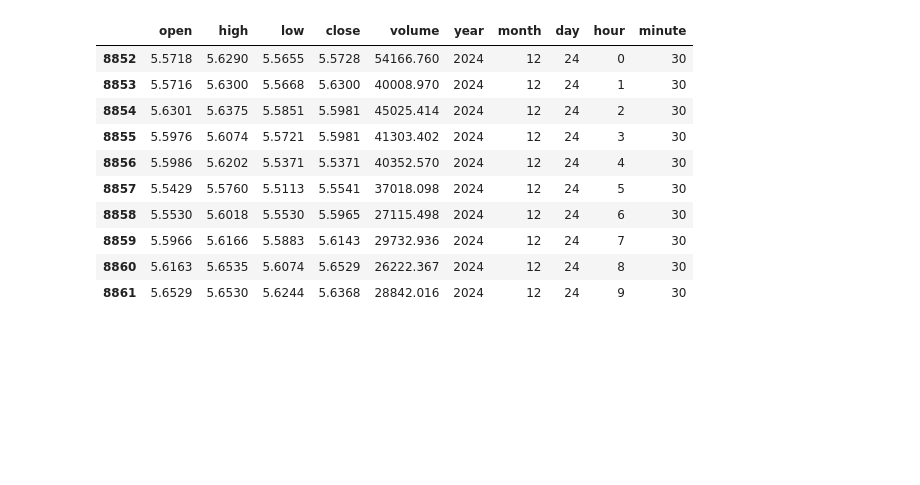
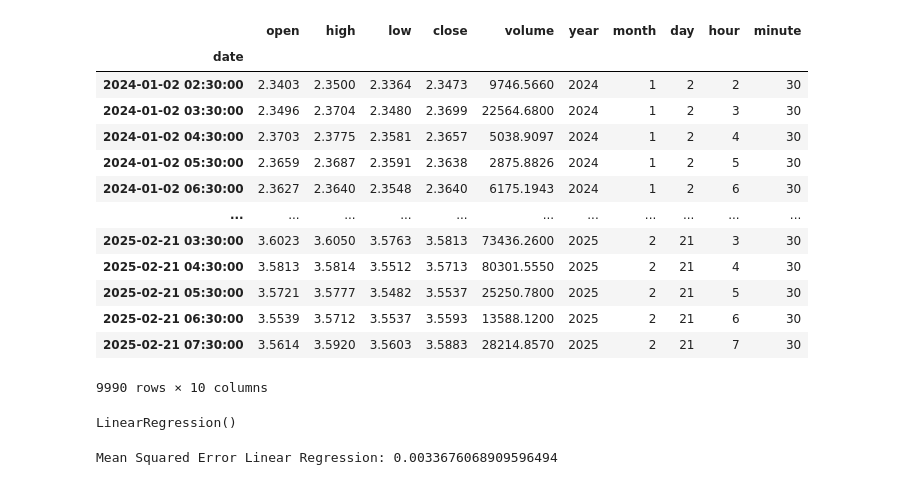
Before and after one commit to amyrmahdy/StakeVision, a Jupyter notebook: dev_predictor.ipynb, the cells around one changed output. Cells and saved outputs as stored; diff of their text form; code cells hidden in the pictures; blank space fills up the shorter version.

Commit message:
feat: add linear regression and LSTM in dev_predictor.ipynb also  update requirements.txt with tensorflow, scikit-learn and so on.

```diff
--- a/dev_predictor.ipynb
+++ b/dev_predictor.ipynb
@@ -42,0 +28,6 @@ sample
+# %%
+data = df.sort_values(by = 'epoch').tail(10000).copy()
+data, real_test = data[:9990],data[9990:]
+data = data.set_index('date')
+real_test = real_test.set_index('date')
+data
@@ -49,17 +55,20 @@ fig = go.Figure(data=[go.Candlestick(x=sample['date'],
 
 fig.show()
 # %%
-sample.drop(['epoch','date','second'], axis = 1, inplace = True)
-sample
+data.drop(['epoch','second'], axis = 1, inplace = True)
+data
 # %% [output]
 |  | open | high | low | close | volume | year | month | day | hour | minute |
-| 8852 | 5.5718 | 5.6290 | 5.5655 | 5.5728 | 54166.760 | 2024 | 12 | 24 | 0 | 30 |
-| 8853 | 5.5716 | 5.6300 | 5.5668 | 5.6300 | 40008.970 | 2024 | 12 | 24 | 1 | 30 |
-| 8854 | 5.6301 | 5.6375 | 5.5851 | 5.5981 | 45025.414 | 2024 | 12 | 24 | 2 | 30 |
-| 8855 | 5.5976 | 5.6074 | 5.5721 | 5.5981 | 41303.402 | 2024 | 12 | 24 | 3 | 30 |
-| 8856 | 5.5986 | 5.6202 | 5.5371 | 5.5371 | 40352.570 | 2024 | 12 | 24 | 4 | 30 |
-| 8857 | 5.5429 | 5.5760 | 5.5113 | 5.5541 | 37018.098 | 2024 | 12 | 24 | 5 | 30 |
-| 8858 | 5.5530 | 5.6018 | 5.5530 | 5.5965 | 27115.498 | 2024 | 12 | 24 | 6 | 30 |
-| 8859 | 5.5966 | 5.6166 | 5.5883 | 5.6143 | 29732.936 | 2024 | 12 | 24 | 7 | 30 |
-| 8860 | 5.6163 | 5.6535 | 5.6074 | 5.6529 | 26222.367 | 2024 | 12 | 24 | 8 | 30 |
-| 8861 | 5.6529 | 5.6530 | 5.6244 | 5.6368 | 28842.016 | 2024 | 12 | 24 | 9 | 30 |
+| date |  |  |  |  |  |  |  |  |  |  |
+| 2024-01-02 02:30:00 | 2.3403 | 2.3500 | 2.3364 | 2.3473 | 9746.5660 | 2024 | 1 | 2 | 2 | 30 |
+| 2024-01-02 03:30:00 | 2.3496 | 2.3704 | 2.3480 | 2.3699 | 22564.6800 | 2024 | 1 | 2 | 3 | 30 |
+| 2024-01-02 04:30:00 | 2.3703 | 2.3775 | 2.3581 | 2.3657 | 5038.9097 | 2024 | 1 | 2 | 4 | 30 |
+| 2024-01-02 05:30:00 | 2.3659 | 2.3687 | 2.3591 | 2.3638 | 2875.8826 | 2024 | 1 | 2 | 5 | 30 |
+| 2024-01-02 06:30:00 | 2.3627 | 2.3640 | 2.3548 | 2.3640 | 6175.1943 | 2024 | 1 | 2 | 6 | 30 |
+| ... | ... | ... | ... | ... | ... | ... | ... | ... | ... | ... |
+| 2025-02-21 03:30:00 | 3.6023 | 3.6050 | 3.5763 | 3.5813 | 73436.2600 | 2025 | 2 | 21 | 3 | 30 |
+| 2025-02-21 04:30:00 | 3.5813 | 3.5814 | 3.5512 | 3.5713 | 80301.5550 | 2025 | 2 | 21 | 4 | 30 |
+| 2025-02-21 05:30:00 | 3.5721 | 3.5777 | 3.5482 | 3.5537 | 25250.7800 | 2025 | 2 | 21 | 5 | 30 |
+| 2025-02-21 06:30:00 | 3.5539 | 3.5712 | 3.5537 | 3.5593 | 13588.1200 | 2025 | 2 | 21 | 6 | 30 |
+| 2025-02-21 07:30:00 | 3.5614 | 3.5920 | 3.5603 | 3.5883 | 28214.8570 | 2025 | 2 | 21 | 7 | 30 |
+9990 rows × 10 columns
@@ -65,0 +89,5 @@ sample
+# %%
+model_lr = LinearRegression()
+model_lr.fit(X_train,y_train)
+# %% [output]
+LinearRegression()
@@ -65,0 +96,5 @@ sample
+# %%
+mse_lr = mean_squared_error(y_test,y_pred_lr)
+print("Mean Squared Error Linear Regression:", mse_lr)
+# %% [output]
+Mean Squared Error Linear Regression: 0.0033676068909596494
```
Also changed, not shown: parts of 25 cells of this notebook, 1 other file.
